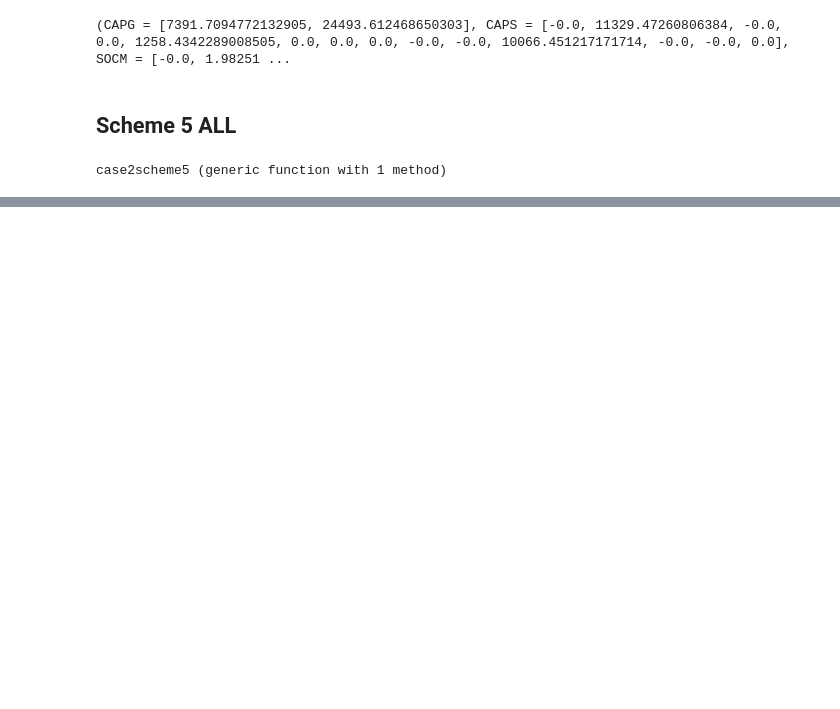
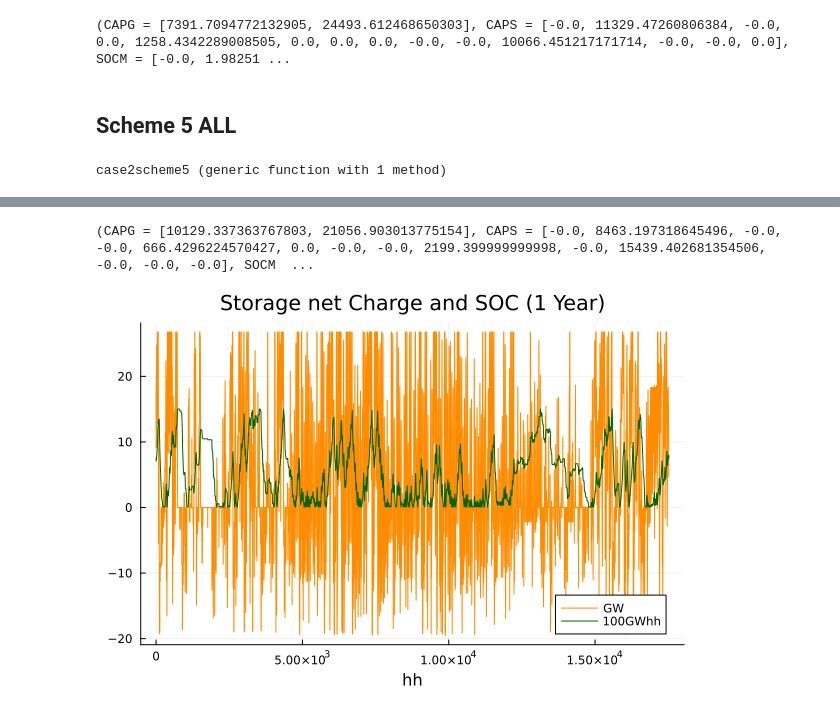
Before and after one commit to rahimiridzal/MENG-EEE-PSP, a Jupyter notebook: case2.ipynb, the cells around one changed output, grey strips where cells are left out. Cells and saved outputs as stored; diff of their text form; code cells hidden in the pictures; blank space fills up the shorter version.

```diff
--- a/case2.ipynb
+++ b/case2.ipynb
@@ -726,0 +768,3 @@ HiGHS run time      :        160.65
+# %%
+c2s5_1y = case2scheme5(vreinfo, generatorinfo, storageinfo, halfhourlydemand, halfhourlyvrecf;
+budget=20e9, voll=1e6, bigm=100e3, epsilon=0.05)
@@ -726,0 +790,13 @@ HiGHS run time      :        160.65
+# %%
+c2s5_1y
+# %% [output]
+(CAPG = [10129.337363767803, 21056.903013775154], CAPS = [-0.0, 8463.197318645496, -0.0, -0.0, 666.4296224570427, 0.0, -0.0, -0.0, 2199.399999999998, -0.0, 15439.402681354506, -0.0, -0.0, -0.0], SOCM  ...
+# %%
+tmp_charge_1y = vec(sum(c2s5_1y.CHARGE, dims=1))
+tmp_discharge_1y = vec(sum(c2s5_1y.DISCHARGE, dims=1))
+net_1y = (tmp_charge_1y - tmp_discharge_1y) ./ 1000
+tmp_soc_1y = vec(sum(c2s5_1y.SOC,dims=1)) ./ 100000
+plot(net_1y, label="GW", title="Storage net Charge and SOC (1 Year)", color="darkorange")
+plot!(tmp_soc_1y, label="100GWhh", xlabel="hh", color="darkgreen")
+# %% [output]
+[figure, added]
```
Also changed, not shown: parts of 21 cells of this notebook, 6 other files.
